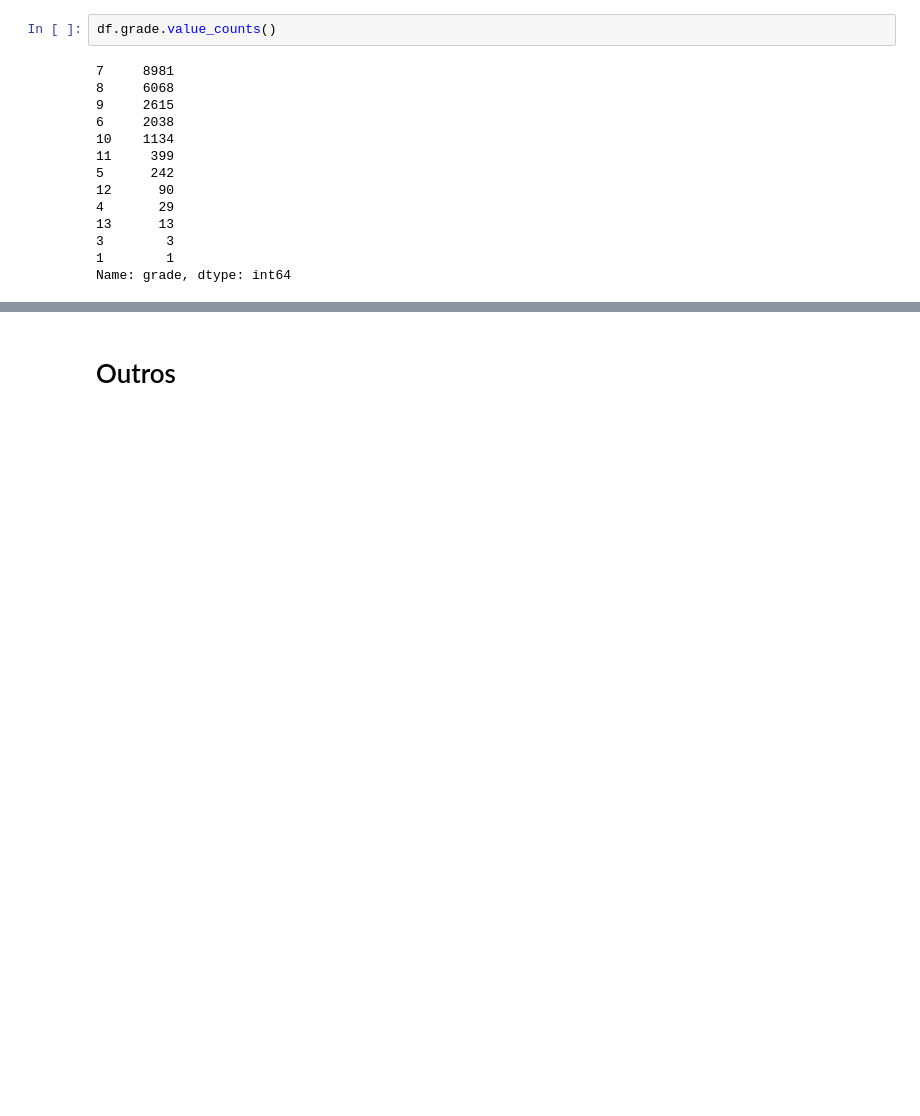
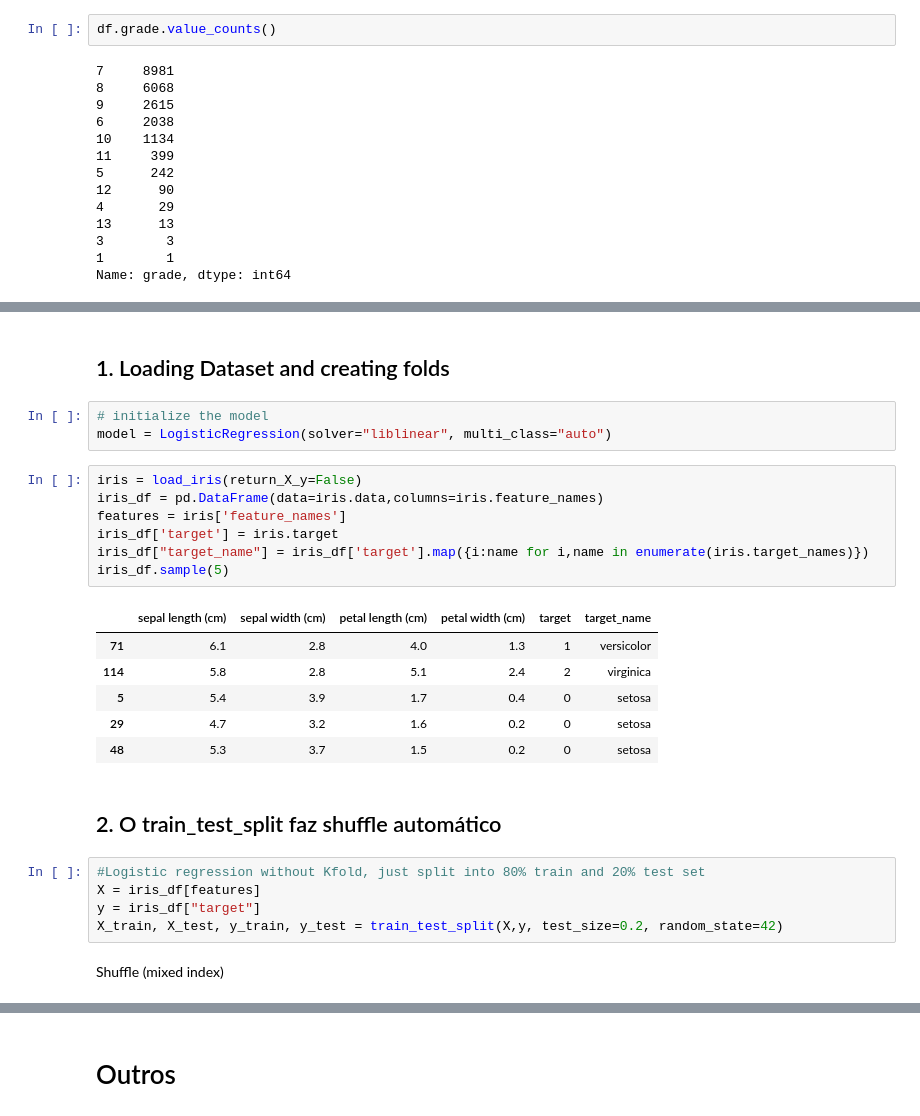
Before and after one commit to igordesouza/House-Rocket, a Jupyter notebook: house_rocket_predict.ipynb, the cells around one changed output, grey strips where cells are left out. Saved outputs shown, nothing was run; the diff lists cells and outputs as text; blank space fills up the shorter version.

```diff
--- a/house_rocket_predict.ipynb
+++ b/house_rocket_predict.ipynb
@@ -767,0 +779,28 @@ Name: grade, dtype: int64
+# %% [markdown]
+## 1. Loading Dataset and creating folds
+# %%
+# initialize the model
+model = LogisticRegression(solver="liblinear", multi_class="auto")
+# %%
+iris = load_iris(return_X_y=False)
+iris_df = pd.DataFrame(data=iris.data,columns=iris.feature_names)
+features = iris['feature_names']
+iris_df['target'] = iris.target
+iris_df["target_name"] = iris_df['target'].map({i:name for i,name in enumerate(iris.target_names)})
+iris_df.sample(5)
+# %% [output]
+|  | sepal length (cm) | sepal width (cm) | petal length (cm) | petal width (cm) | target | target_name |
+| 71 | 6.1 | 2.8 | 4.0 | 1.3 | 1 | versicolor |
+| 114 | 5.8 | 2.8 | 5.1 | 2.4 | 2 | virginica |
+| 5 | 5.4 | 3.9 | 1.7 | 0.4 | 0 | setosa |
+| 29 | 4.7 | 3.2 | 1.6 | 0.2 | 0 | setosa |
+| 48 | 5.3 | 3.7 | 1.5 | 0.2 | 0 | setosa |
+# %% [markdown]
+## 2. O train_test_split faz shuffle automático
+# %%
+#Logistic regression without Kfold, just split into 80% train and 20% test set
+X = iris_df[features]
+y = iris_df["target"]
+X_train, X_test, y_train, y_test = train_test_split(X,y, test_size=0.2, random_state=42)
+# %% [markdown]
+Shuffle (mixed index)
```
Also changed, not shown: parts of 23 cells of this notebook.
